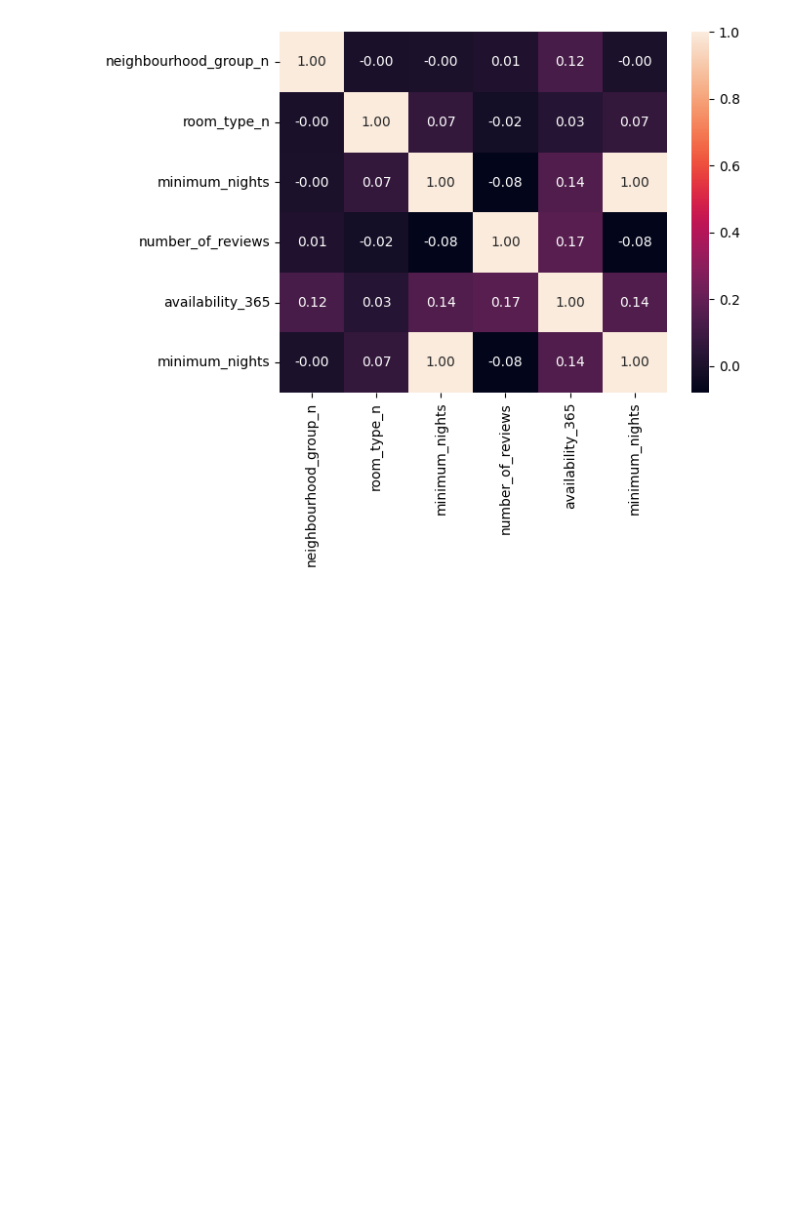
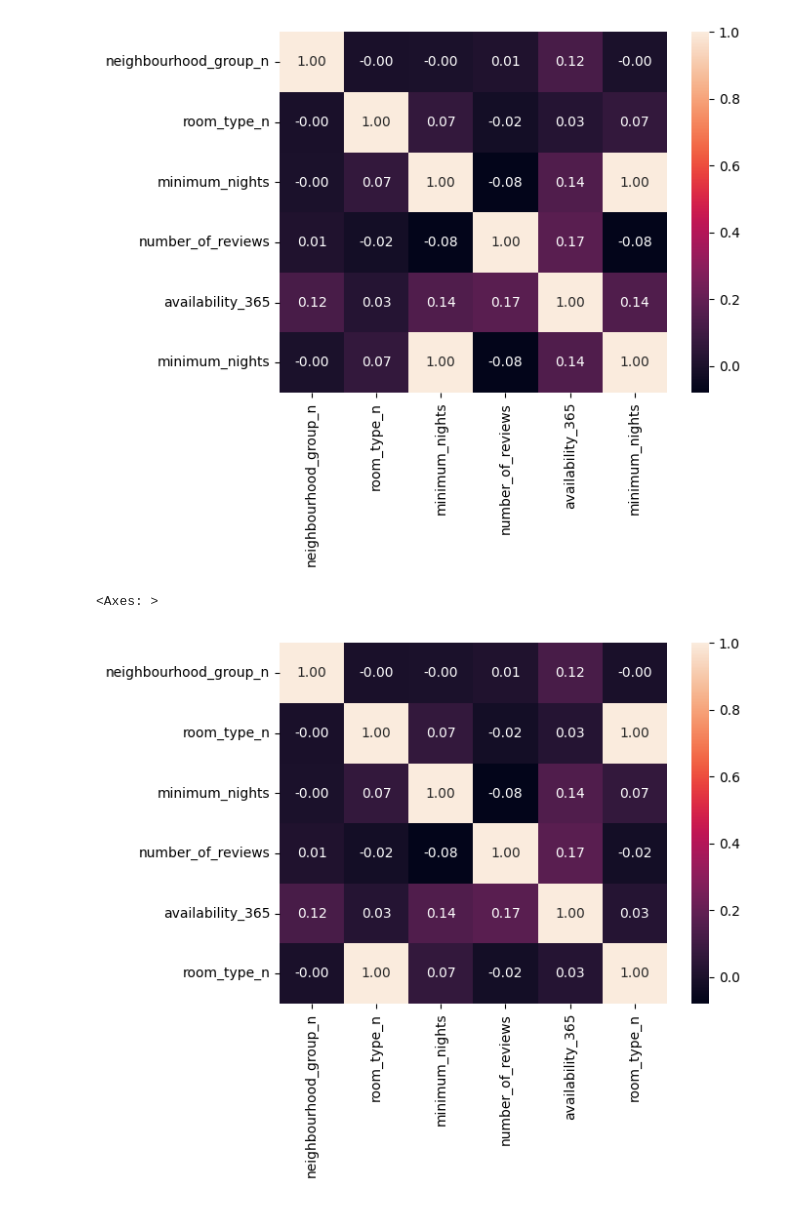
Before and after one commit to 4GeeksAcademy/nicholasdetriomachine-learning-python-template, a Jupyter notebook: src/explore.ipynb, the cells around one changed output. Saved outputs shown, nothing was run; the diff lists cells and outputs as text; code cells hidden in the pictures; blank space fills up the shorter version.

```diff
--- a/src/explore.ipynb
+++ b/src/explore.ipynb
@@ -484,3 +484,8 @@ sns.heatmap(total_data[categorical_features + ['minimum_nights']].corr(), annot
 # %% [output]
 <Axes: >
 [figure]
+# %%
+sns.heatmap(total_data[categorical_features + ['room_type_n']].corr(), annot = True, fmt = ".2f")
+# %% [output]
+<Axes: >
+[figure, added]
```
Also changed, not shown: parts of 31 cells of this notebook.
